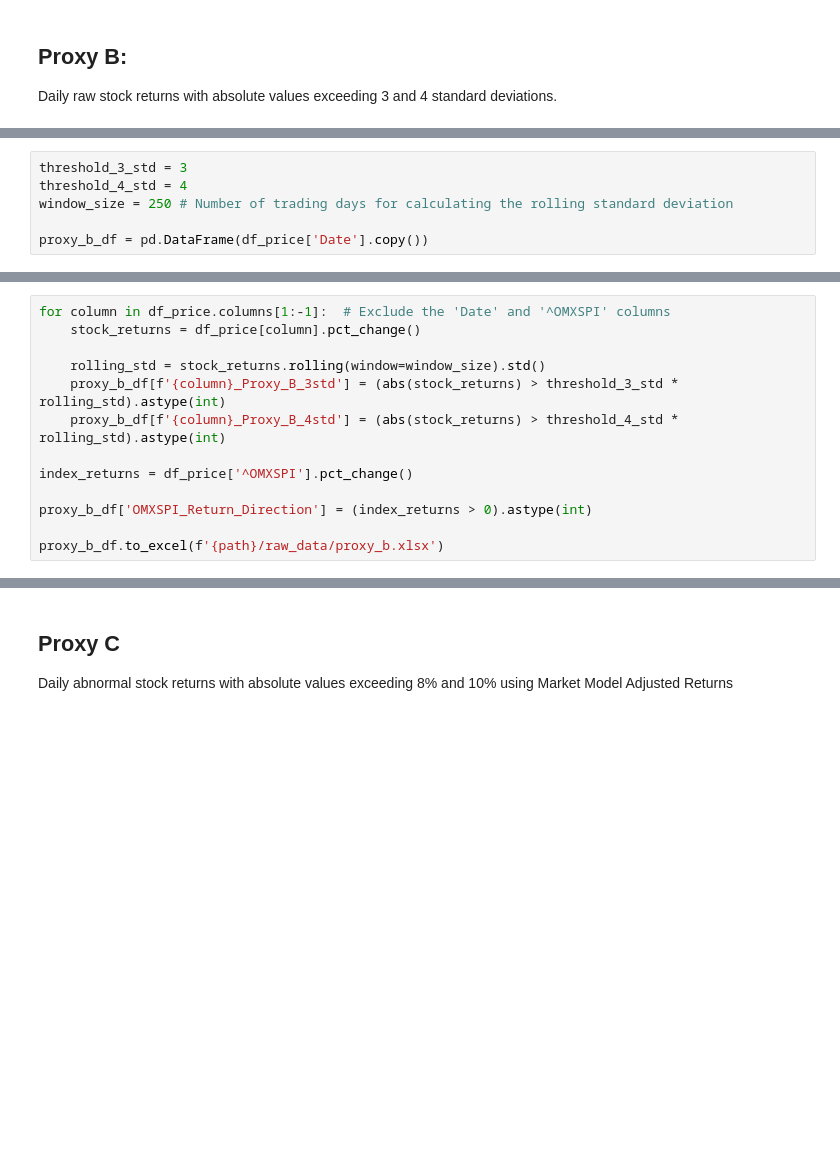
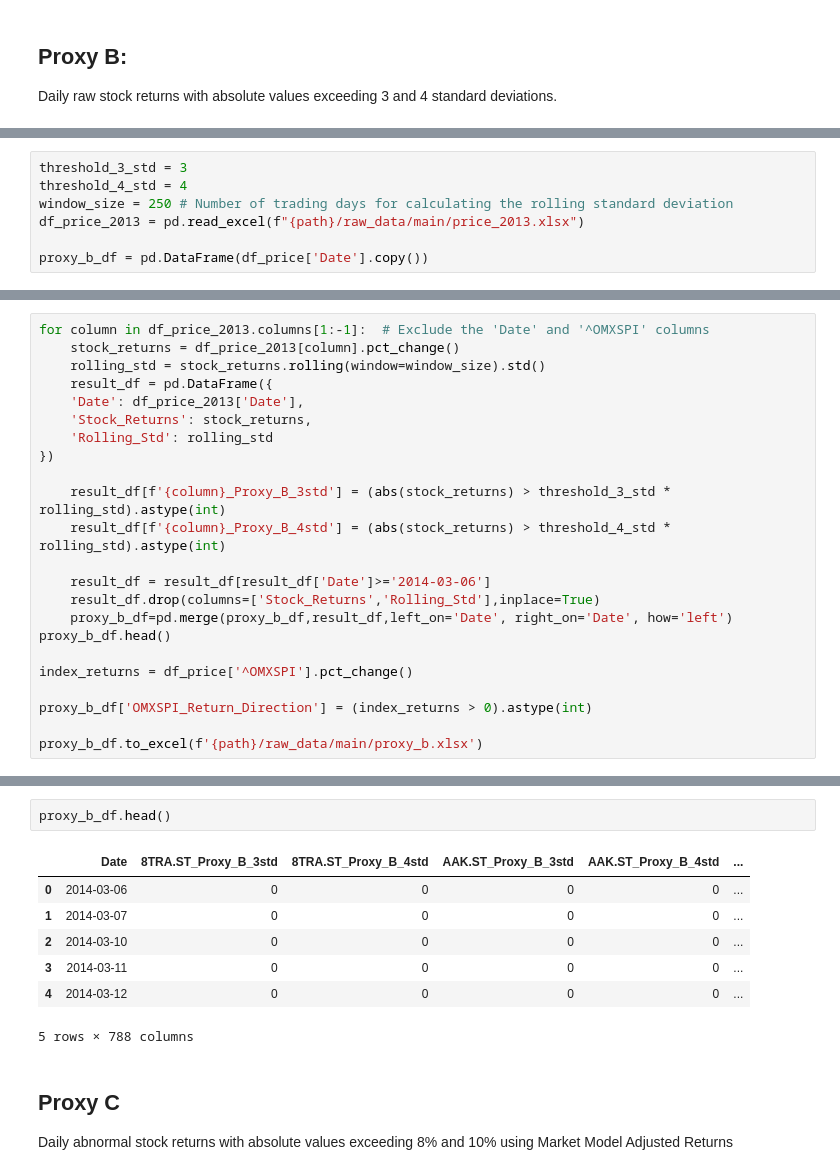
Before and after one commit to monicasainer/masters_thesis, a Jupyter notebook: notebooks/main.ipynb, the cells around one changed output, grey strips where cells are left out. Cells and saved outputs as stored; diff of their text form; blank space fills up the shorter version.

```diff
--- a/notebooks/main.ipynb
+++ b/notebooks/main.ipynb
@@ -183,5 +169,6 @@ Daily raw stock returns with absolute values exceeding 3 and 4 standard deviatio
 threshold_3_std = 3
 threshold_4_std = 4
 window_size = 250 # Number of trading days for calculating the rolling standard deviation
+df_price_2013 = pd.read_excel(f"{path}/raw_data/main/price_2013.xlsx")
 
 proxy_b_df = pd.DataFrame(df_price['Date'].copy())
@@ -188,14 +177,24 @@ proxy_b_df = pd.DataFrame(df_price['Date'].copy())
 # %%
-for column in df_price.columns[1:-1]:  # Exclude the 'Date' and '^OMXSPI' columns
-    stock_returns = df_price[column].pct_change()
+for column in df_price_2013.columns[1:-1]:  # Exclude the 'Date' and '^OMXSPI' columns
+    stock_returns = df_price_2013[column].pct_change()
+    rolling_std = stock_returns.rolling(window=window_size).std()
+    result_df = pd.DataFrame({
+    'Date': df_price_2013['Date'],
+    'Stock_Returns': stock_returns,
+    'Rolling_Std': rolling_std
+})
 
-    rolling_std = stock_returns.rolling(window=window_size).std()
-    proxy_b_df[f'{column}_Proxy_B_3std'] = (abs(stock_returns) > threshold_3_std * rolling_std).astype(int)
-    proxy_b_df[f'{column}_Proxy_B_4std'] = (abs(stock_returns) > threshold_4_std * rolling_std).astype(int)
+    result_df[f'{column}_Proxy_B_3std'] = (abs(stock_returns) > threshold_3_std * rolling_std).astype(int)
+    result_df[f'{column}_Proxy_B_4std'] = (abs(stock_returns) > threshold_4_std * rolling_std).astype(int)
+
+    result_df = result_df[result_df['Date']>='2014-03-06']
+    result_df.drop(columns=['Stock_Returns','Rolling_Std'],inplace=True)
+    proxy_b_df=pd.merge(proxy_b_df,result_df,left_on='Date', right_on='Date', how='left')
+proxy_b_df.head()
 
 index_returns = df_price['^OMXSPI'].pct_change()
 
 proxy_b_df['OMXSPI_Return_Direction'] = (index_returns > 0).astype(int)
 
-proxy_b_df.to_excel(f'{path}/raw_data/proxy_b.xlsx')
+proxy_b_df.to_excel(f'{path}/raw_data/main/proxy_b.xlsx')
 # %% [markdown]
@@ -203,3 +202,13 @@ proxy_b_df.to_excel(f'{path}/raw_data/proxy_b.xlsx')
+# %%
+proxy_b_df.head()
+# %% [output]
+|  | Date | 8TRA.ST_Proxy_B_3std | 8TRA.ST_Proxy_B_4std | AAK.ST_Proxy_B_3std | AAK.ST_Proxy_B_4std | ... |
+| 0 | 2014-03-06 | 0 | 0 | 0 | 0 | ... |
+| 1 | 2014-03-07 | 0 | 0 | 0 | 0 | ... |
+| 2 | 2014-03-10 | 0 | 0 | 0 | 0 | ... |
+| 3 | 2014-03-11 | 0 | 0 | 0 | 0 | ... |
+| 4 | 2014-03-12 | 0 | 0 | 0 | 0 | ... |
+5 rows × 788 columns
 # %% [markdown]
 ## Proxy C
 
```
Also changed, not shown: parts of 23 cells of this notebook, 1 other file.
